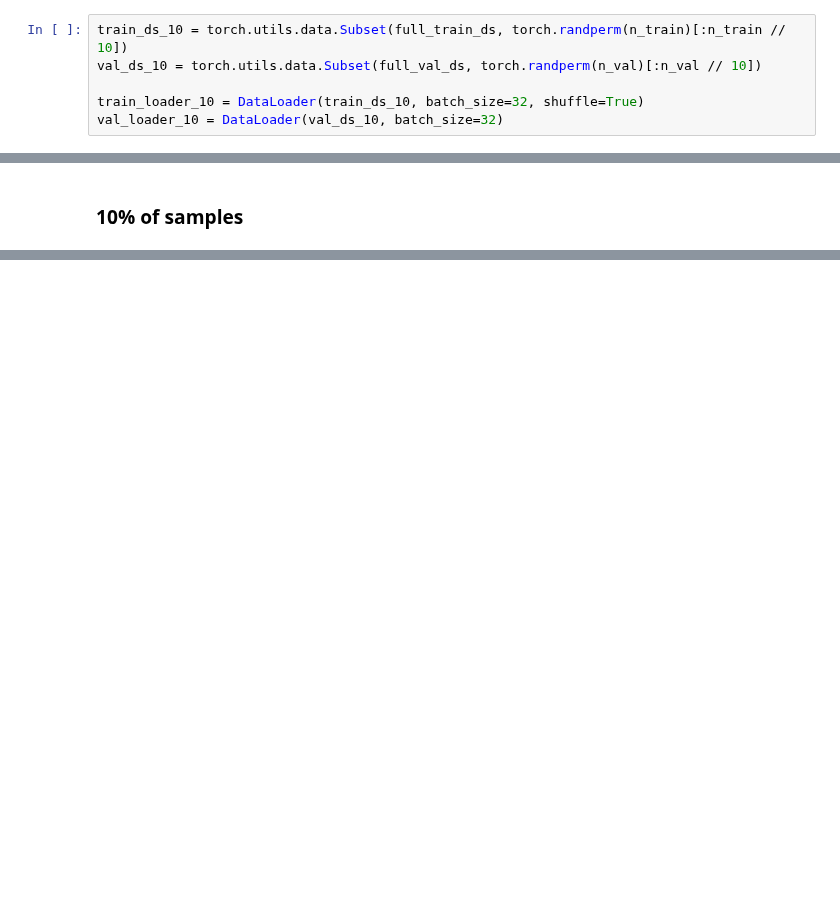
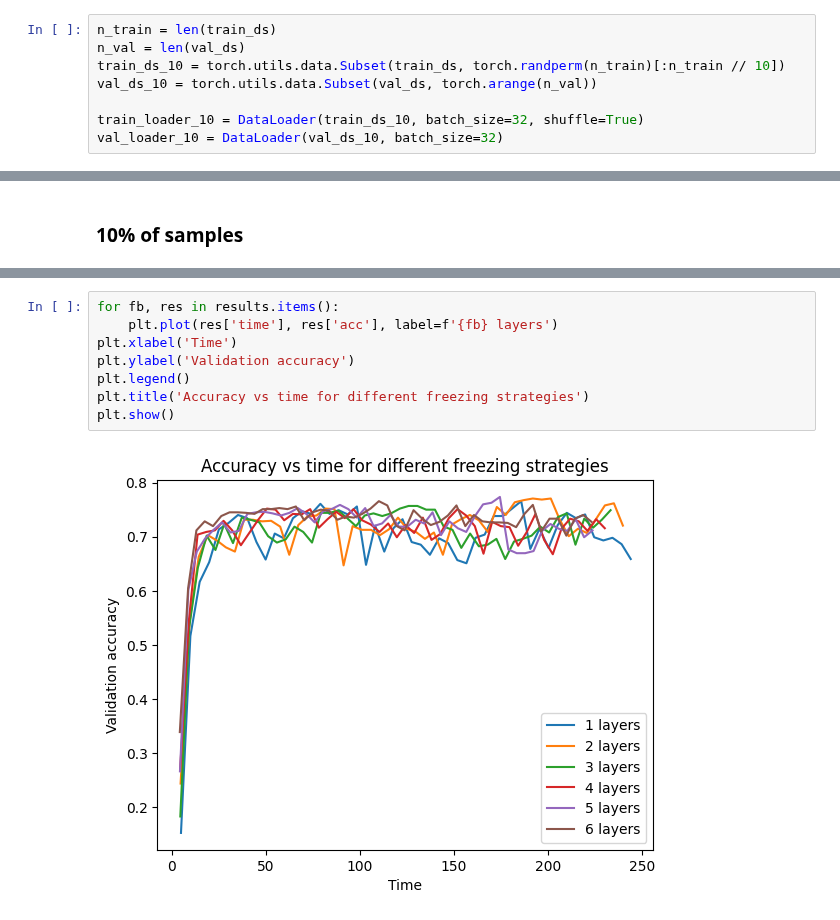
Before and after one commit to rektyyy/Artificial-Intelligence, a Jupyter notebook: Semester2/AdvancedDataMining/2/Assignment2.ipynb, the cells around one changed output, grey strips where cells are left out. Saved outputs shown, nothing was run; the diff lists cells and outputs as text; blank space fills up the shorter version.

```diff
--- a/Semester2/AdvancedDataMining/2/Assignment2.ipynb
+++ b/Semester2/AdvancedDataMining/2/Assignment2.ipynb
@@ -50,8 +55,10 @@ val_ds = TensorDataset(X_val, y_val)
 train_loader = DataLoader(train_ds, batch_size=32, shuffle=True)
 val_loader = DataLoader(val_ds, batch_size=32)
 # %%
-train_ds_10 = torch.utils.data.Subset(full_train_ds, torch.randperm(n_train)[:n_train // 10])
-val_ds_10 = torch.utils.data.Subset(full_val_ds, torch.randperm(n_val)[:n_val // 10])
+n_train = len(train_ds)
+n_val = len(val_ds)
+train_ds_10 = torch.utils.data.Subset(train_ds, torch.randperm(n_train)[:n_train // 10])
+val_ds_10 = torch.utils.data.Subset(val_ds, torch.arange(n_val))
 
 train_loader_10 = DataLoader(train_ds_10, batch_size=32, shuffle=True)
 val_loader_10 = DataLoader(val_ds_10, batch_size=32)
@@ -166,0 +439,10 @@ For debugging consider passing CUDA_LAUNCH_BLOCKING=1
+# %%
+for fb, res in results.items():
+    plt.plot(res['time'], res['acc'], label=f'{fb} layers')
+plt.xlabel('Time')
+plt.ylabel('Validation accuracy')
+plt.legend()
+plt.title('Accuracy vs time for different freezing strategies')
+plt.show()
+# %% [output]
+[figure, added]
```
Also changed, not shown: parts of 15 cells of this notebook.
